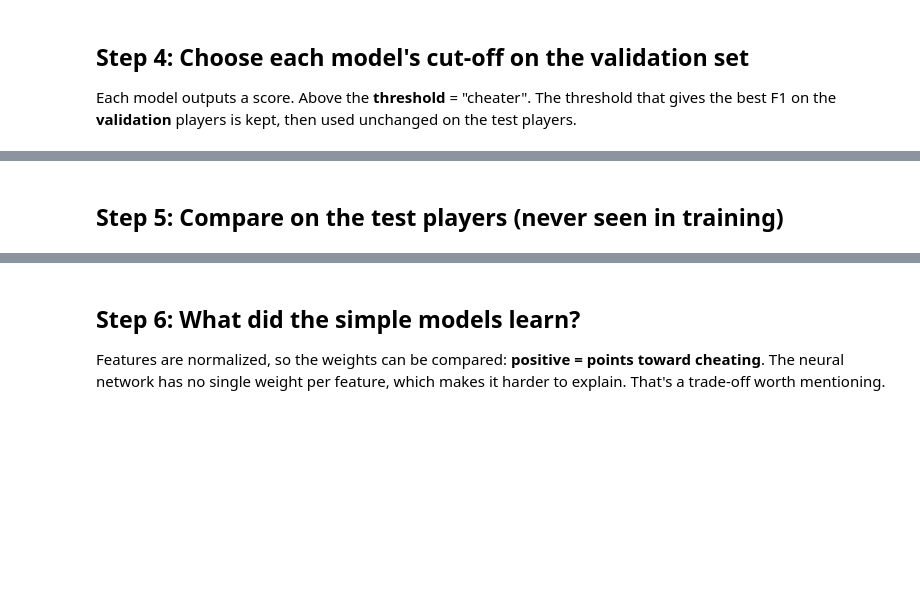
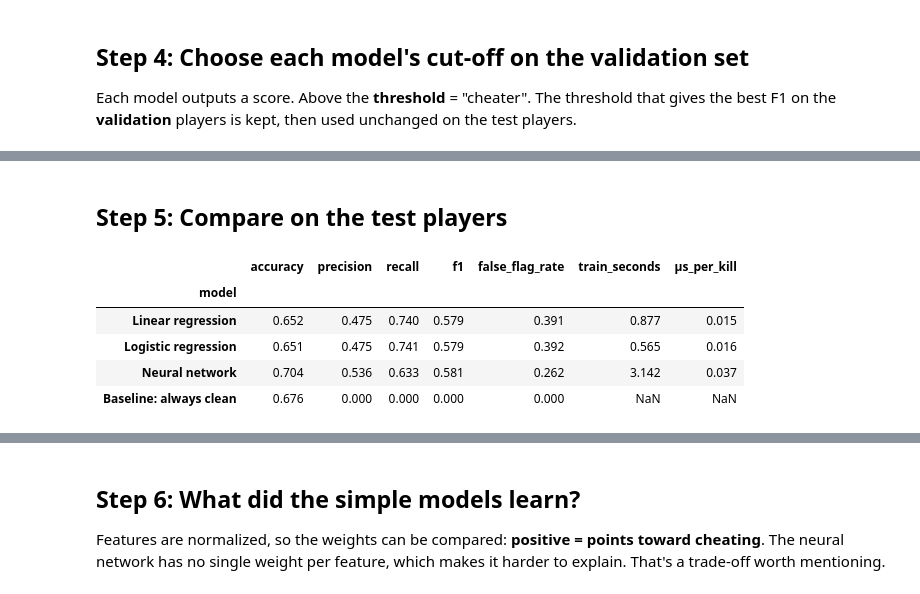
Before and after one commit to Jbatl1/AI-Create-Project, a Jupyter notebook: three_simple_models.ipynb, the cells around one changed output, grey strips where cells are left out. Saved outputs shown, nothing was run; the diff lists cells and outputs as text; code cells hidden in the pictures; blank space fills up the shorter version.

Commit message:
model comparison

```diff
--- a/three_simple_models.ipynb
+++ b/three_simple_models.ipynb
@@ -239,18 +250,25 @@ for name, m in models.items():
 # %% [markdown]
-## Step 5: Compare on the test players (never seen in training)
+## Step 5: Compare on the test players
 # %%
 rows = []
 for name, m in models.items():
     t0 = time.perf_counter()
     test_scores = predict(m, X["test"])
     us_per_kill = (time.perf_counter() - t0) / len(X["test"]) * 1e6
     pred = (test_scores >= m["threshold"]).astype(int)
     rows.append({"model": name, **scores(y["test"], pred),
                  "train_seconds": m["seconds"], "µs_per_kill": us_per_kill})
 always_clean = scores(y["test"], np.zeros(len(y["test"]), dtype=int))
-rows.append({"model": "Baseline: always clean", **always_clean})
+rows.append({"model": "Baseline", **always_clean})
 results = pd.DataFrame(rows).set_index("model")
 results.round(3)
+# %% [output]
+|  | accuracy | precision | recall | f1 | false_flag_rate | train_seconds | µs_per_kill |
+| model |  |  |  |  |  |  |  |
+| Linear regression | 0.652 | 0.475 | 0.740 | 0.579 | 0.391 | 0.877 | 0.015 |
+| Logistic regression | 0.651 | 0.475 | 0.741 | 0.579 | 0.392 | 0.565 | 0.016 |
+| Neural network | 0.704 | 0.536 | 0.633 | 0.581 | 0.262 | 3.142 | 0.037 |
+| Baseline: always clean | 0.676 | 0.000 | 0.000 | 0.000 | 0.000 | NaN | NaN |
 # %%
 metrics = ["accuracy", "precision", "recall", "f1"]
 x = np.arange(len(metrics))
```
Also changed, not shown: parts of 16 cells of this notebook, 9 other files.
